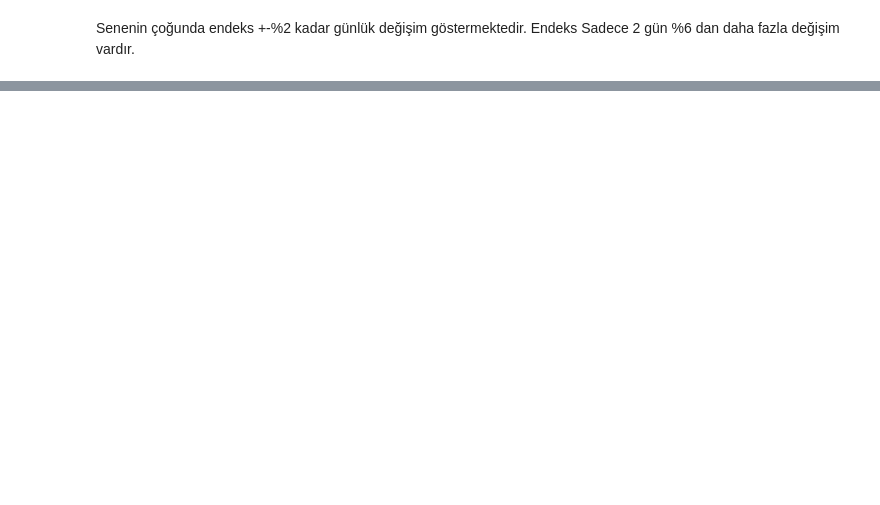
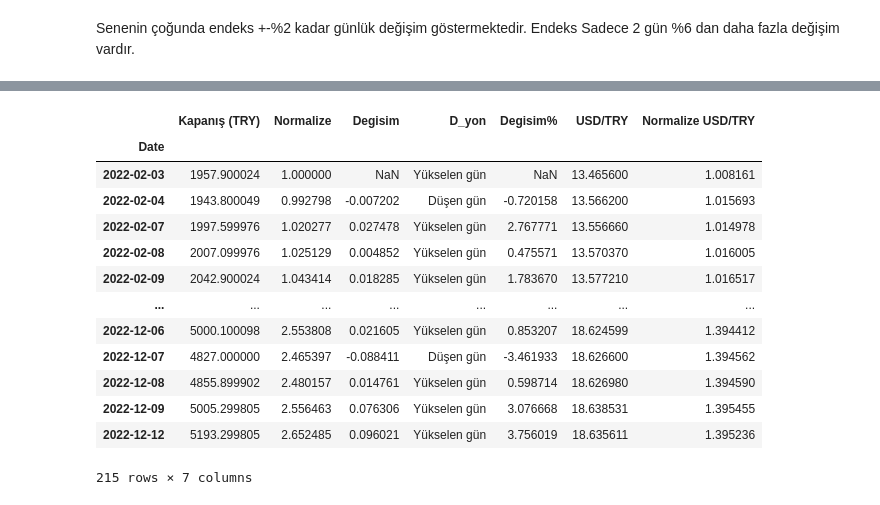
Before and after one commit to Abdulkadir2516/GMKA_Abdulkadir_Yesilkaya, a Jupyter notebook: Python_Hatırlatma.ipynb, the cells around one changed output, grey strips where cells are left out. Cells and saved outputs as stored; diff of their text form; code cells hidden in the pictures; blank space fills up the shorter version.

Commit message:
Tablo (Sütun) Birleştirme

```diff
--- a/Python_Hatırlatma.ipynb
+++ b/Python_Hatırlatma.ipynb
@@ -315,0 +328,6 @@ Senenin çoğunda endeks +-%2 kadar günlük değişim göstermektedir. Endeks S
+# %%
+Kur = yf.download("TRY=X", start="2022-01-01", end="2022-12-13")
+Kur = Kur[['Adj Close']] # sütun silme
+Kur.columns = ["USD/TRY"]
+Kur["Normalize USD/TRY"] = Kur["USD/TRY"]/Kur.iloc[0,0]
+Kur
@@ -315,0 +350,18 @@ Senenin çoğunda endeks +-%2 kadar günlük değişim göstermektedir. Endeks S
+# %%
+B100K = B100.merge(Kur, left_index= True, right_index=True)
+B100K
+# %% [output]
+|  | Kapanış (TRY) | Normalize | Degisim | D_yon | Degisim% | USD/TRY | Normalize USD/TRY |
+| Date |  |  |  |  |  |  |  |
+| 2022-02-03 | 1957.900024 | 1.000000 | NaN | Yükselen gün | NaN | 13.465600 | 1.008161 |
+| 2022-02-04 | 1943.800049 | 0.992798 | -0.007202 | Düşen gün | -0.720158 | 13.566200 | 1.015693 |
+| 2022-02-07 | 1997.599976 | 1.020277 | 0.027478 | Yükselen gün | 2.767771 | 13.556660 | 1.014978 |
+| 2022-02-08 | 2007.099976 | 1.025129 | 0.004852 | Yükselen gün | 0.475571 | 13.570370 | 1.016005 |
+| 2022-02-09 | 2042.900024 | 1.043414 | 0.018285 | Yükselen gün | 1.783670 | 13.577210 | 1.016517 |
+| ... | ... | ... | ... | ... | ... | ... | ... |
+| 2022-12-06 | 5000.100098 | 2.553808 | 0.021605 | Yükselen gün | 0.853207 | 18.624599 | 1.394412 |
+| 2022-12-07 | 4827.000000 | 2.465397 | -0.088411 | Düşen gün | -3.461933 | 18.626600 | 1.394562 |
+| 2022-12-08 | 4855.899902 | 2.480157 | 0.014761 | Yükselen gün | 0.598714 | 18.626980 | 1.394590 |
+| 2022-12-09 | 5005.299805 | 2.556463 | 0.076306 | Yükselen gün | 3.076668 | 18.638531 | 1.395455 |
+| 2022-12-12 | 5193.299805 | 2.652485 | 0.096021 | Yükselen gün | 3.756019 | 18.635611 | 1.395236 |
+215 rows × 7 columns
```
Also changed, not shown: parts of 7 cells of this notebook.
